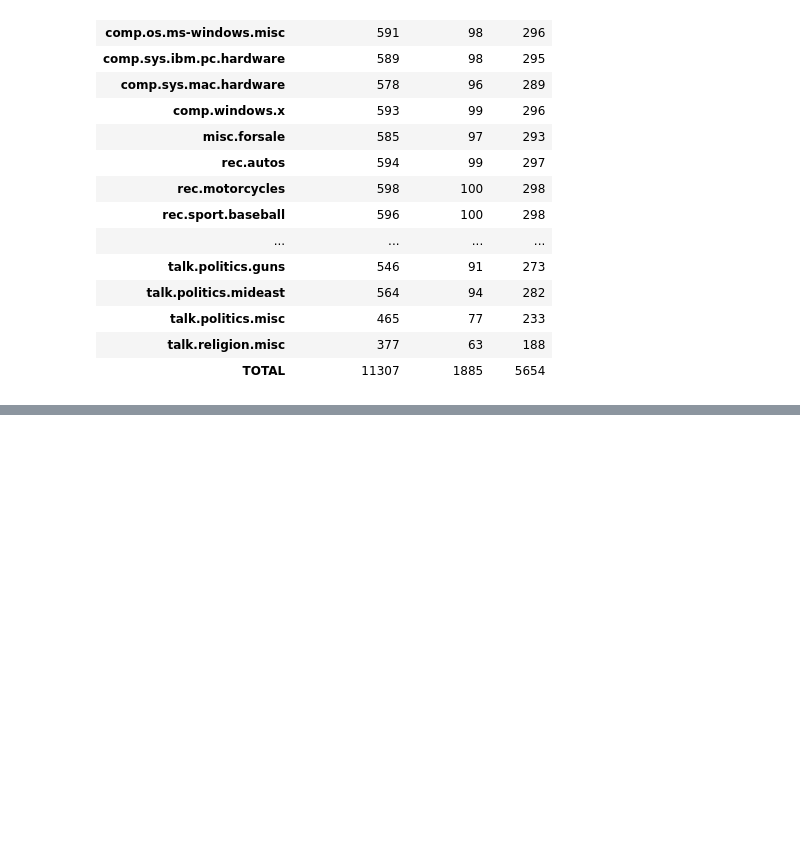
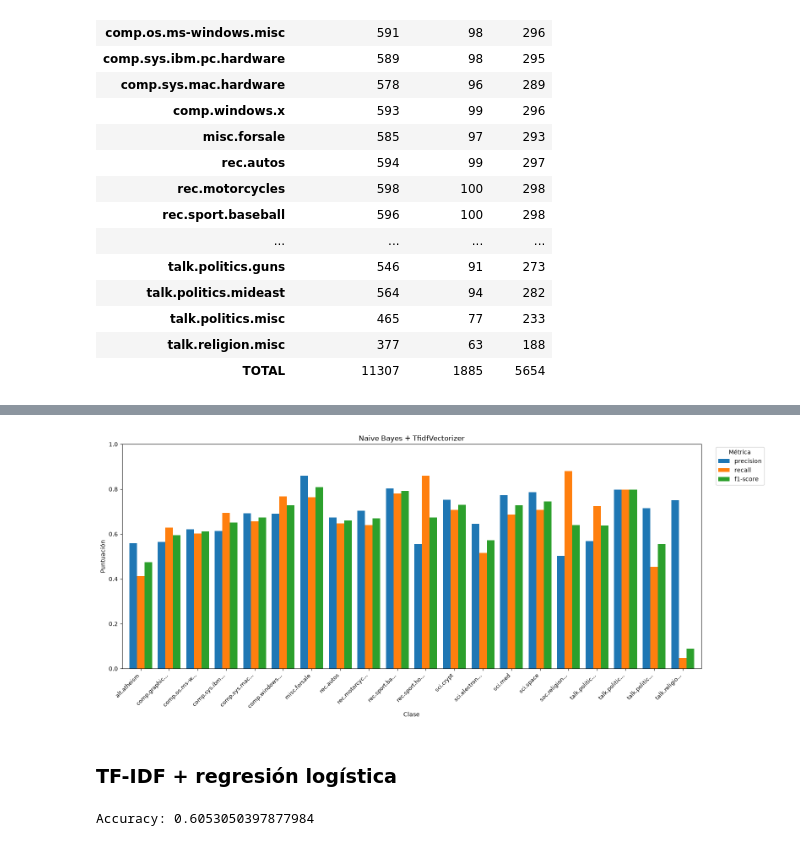
Before and after one commit to Things-I-learn/NLP-ml, a Jupyter notebook: Tarea3/20newsgroups.ipynb, the cells around one changed output, grey strips where cells are left out. Drawn from its saved outputs; the diff is of its cells as text; code cells hidden in the pictures; blank space fills up the shorter version.

```diff
--- a/Tarea3/20newsgroups.ipynb
+++ b/Tarea3/20newsgroups.ipynb
@@ -255,0 +329,15 @@ distribucion
+# %%
+tfidf_vectorizer = TfidfVectorizer(
+    max_features=2500
+)
+
+X_train_tfidf = tfidf_vectorizer.fit_transform(
+    train_df["processed_text"]
+)
+
+X_val_tfidf = tfidf_vectorizer.transform(
+    val_df["processed_text"]
+)
+
+print("Train:", X_train_tfidf.shape)
+print("Validación:", X_val_tfidf.shape)
@@ -255,0 +482,18 @@ distribucion
+# %%
+nb_tfidf = MultinomialNB()
+
+nb_tfidf.fit(
+    X_train_tfidf,
+    y_train
+)
+
+pred_nb_tfidf = nb_tfidf.predict(
+    X_val_tfidf
+)
+
+acc_nb_tfidf = accuracy_score(
+    y_val,
+    pred_nb_tfidf
+)
+
+print("Accuracy:", acc_nb_tfidf)
@@ -255,0 +528,35 @@ distribucion
+# %%
+df_reporte_nb_tfidf = graficar_reporte_clasificacion(
+    y_val,
+    pred_nb_tfidf,
+    "Naive Bayes + TfidfVectorizer"
+)
+# %% [output]
+[figure, added]
+# %% [markdown]
+### TF-IDF + regresión logística
+# %%
+lr_tfidf = SGDClassifier(
+    loss="log_loss",
+    learning_rate="constant",
+    eta0=0.0001,
+    random_state=0
+)
+
+lr_tfidf.fit(
+    X_train_tfidf,
+    y_train
+)
+
+pred_lr_tfidf = lr_tfidf.predict(
+    X_val_tfidf
+)
+
+acc_lr_tfidf = accuracy_score(
+    y_val,
+    pred_lr_tfidf
+)
+
+print("Accuracy:", acc_lr_tfidf)
+# %% [output]
+Accuracy: 0.6053050397877984
```
Also changed, not shown: parts of 36 cells of this notebook.
